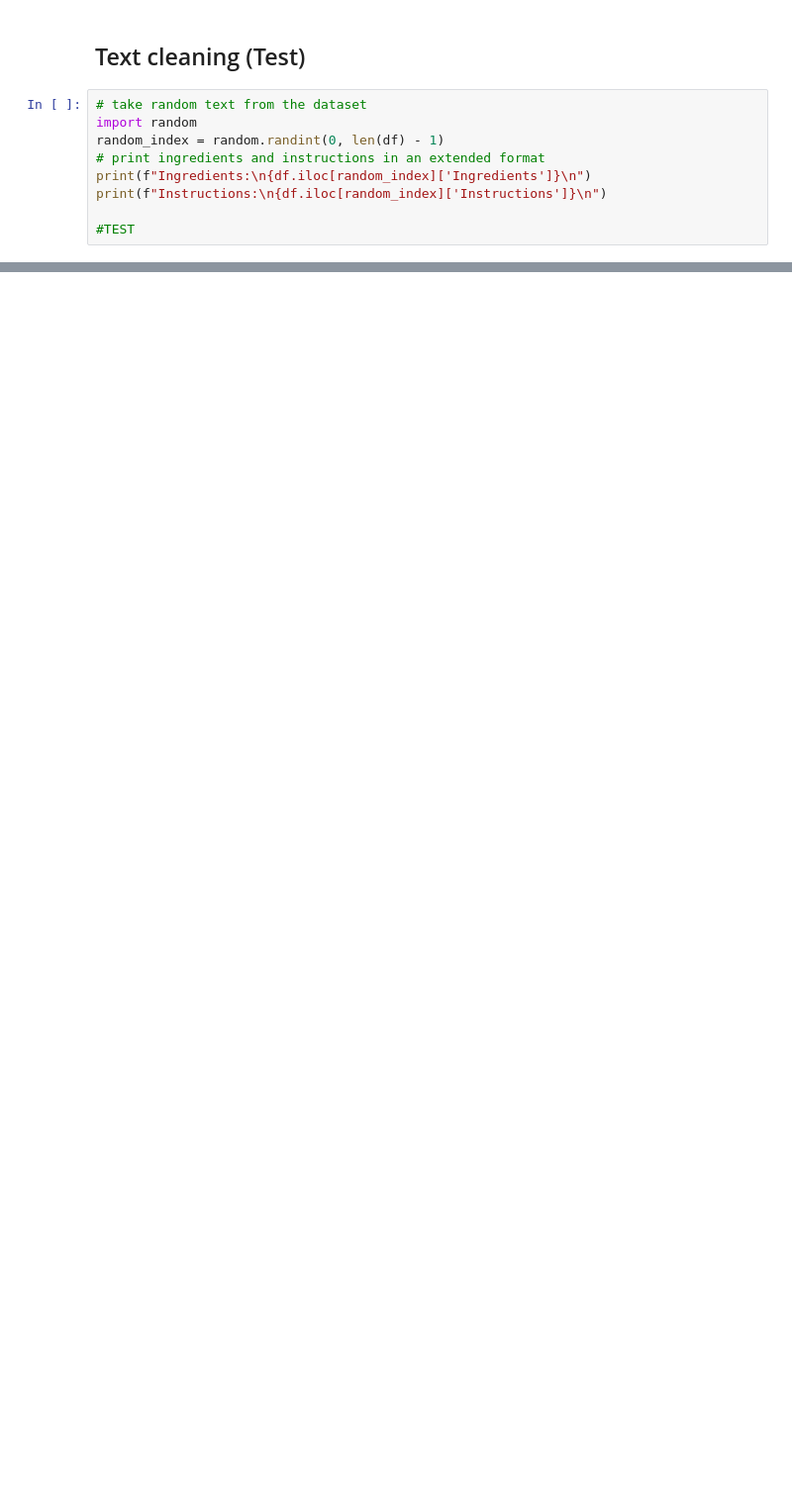
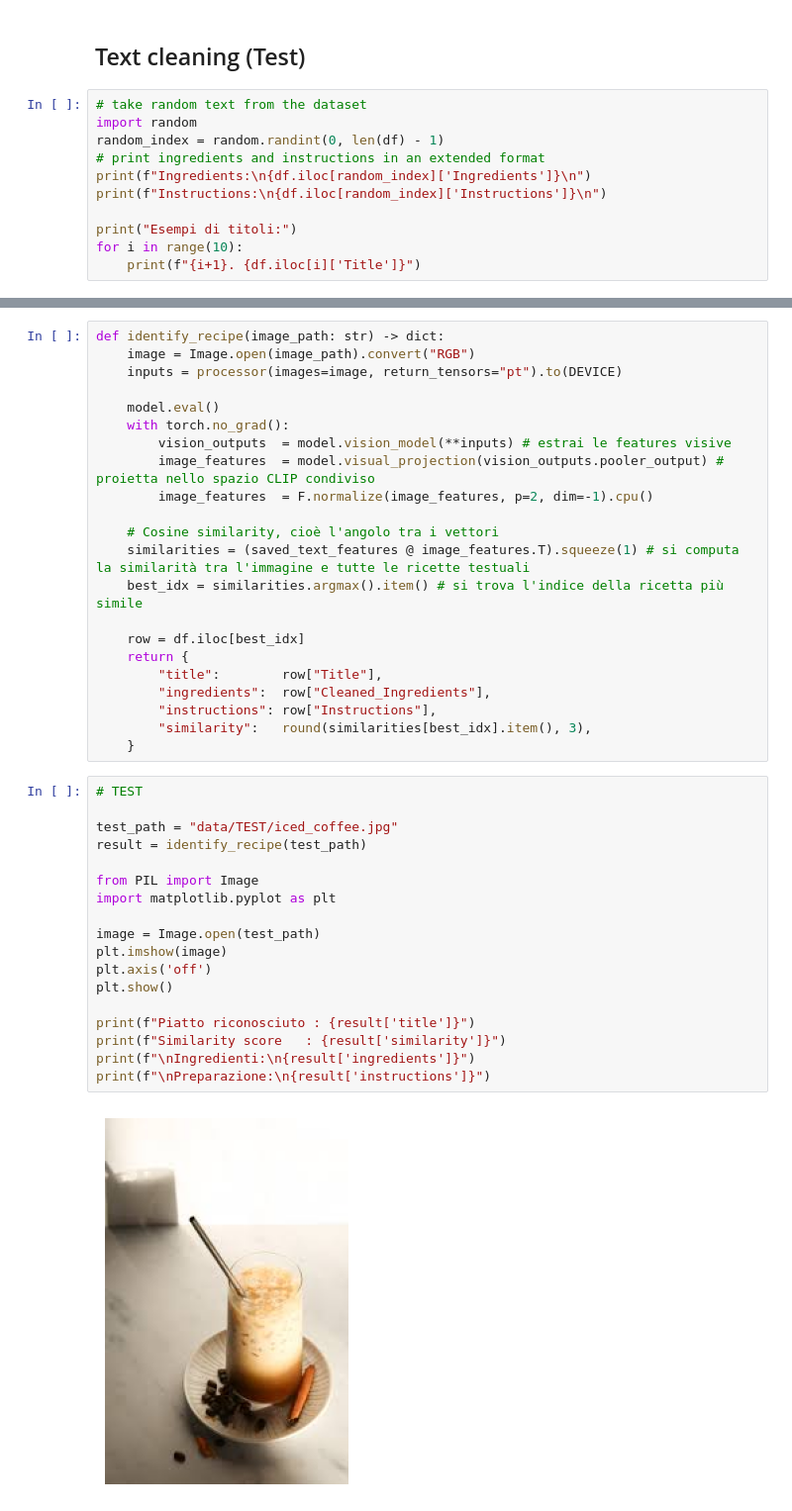
Before and after one commit to LucaBTE/what-the-food, a Jupyter notebook: notebook.ipynb, the cells around one changed output, grey strips where cells are left out. Shown at 99% size. Drawn from its saved outputs; the diff is of its cells as text; blank space fills up the shorter version.

Commit message:
used CLIP pre trained model for an initial image_detection task

```diff
--- a/notebook.ipynb
+++ b/notebook.ipynb
@@ -120,6 +121,8 @@ random_index = random.randint(0, len(df) - 1)
 print(f"Ingredients:\n{df.iloc[random_index]['Ingredients']}\n")
 print(f"Instructions:\n{df.iloc[random_index]['Instructions']}\n")
 
-#TEST
+print("Esempi di titoli:")
+for i in range(10):
+    print(f"{i+1}. {df.iloc[i]['Title']}")
 # %% [output]
 Ingredients:
@@ -131,0 +234,42 @@ DO AHEAD: Paletas can be made 1 week ahead. Keep frozen.
+# %%
+def identify_recipe(image_path: str) -> dict:
+    image = Image.open(image_path).convert("RGB")
+    inputs = processor(images=image, return_tensors="pt").to(DEVICE)
+
+    model.eval()
+    with torch.no_grad():
+        vision_outputs  = model.vision_model(**inputs) # estrai le features visive
+        image_features  = model.visual_projection(vision_outputs.pooler_output) # proietta nello spazio CLIP condiviso
+        image_features  = F.normalize(image_features, p=2, dim=-1).cpu()
+
+    # Cosine similarity, cioè l'angolo tra i vettori
+    similarities = (saved_text_features @ image_features.T).squeeze(1) # si computa la similarità tra l'immagine e tutte le ricette testuali
+    best_idx = similarities.argmax().item() # si trova l'indice della ricetta più simile
+
+    row = df.iloc[best_idx]
+    return {
+        "title":        row["Title"],
+        "ingredients":  row["Cleaned_Ingredients"],
+        "instructions": row["Instructions"],
+        "similarity":   round(similarities[best_idx].item(), 3),
+    }
+# %%
+# TEST
+
+test_path = "data/TEST/iced_coffee.jpg"
+result = identify_recipe(test_path)
+
+from PIL import Image
+import matplotlib.pyplot as plt
+
+image = Image.open(test_path)
+plt.imshow(image)
+plt.axis('off')
+plt.show()
+
+print(f"Piatto riconosciuto : {result['title']}")
+print(f"Similarity score   : {result['similarity']}")
+print(f"\nIngredienti:\n{result['ingredients']}")
+print(f"\nPreparazione:\n{result['instructions']}")
+# %% [output]
+[figure, added]
```
Also changed, not shown: parts of 7 cells of this notebook, 4 other files.
